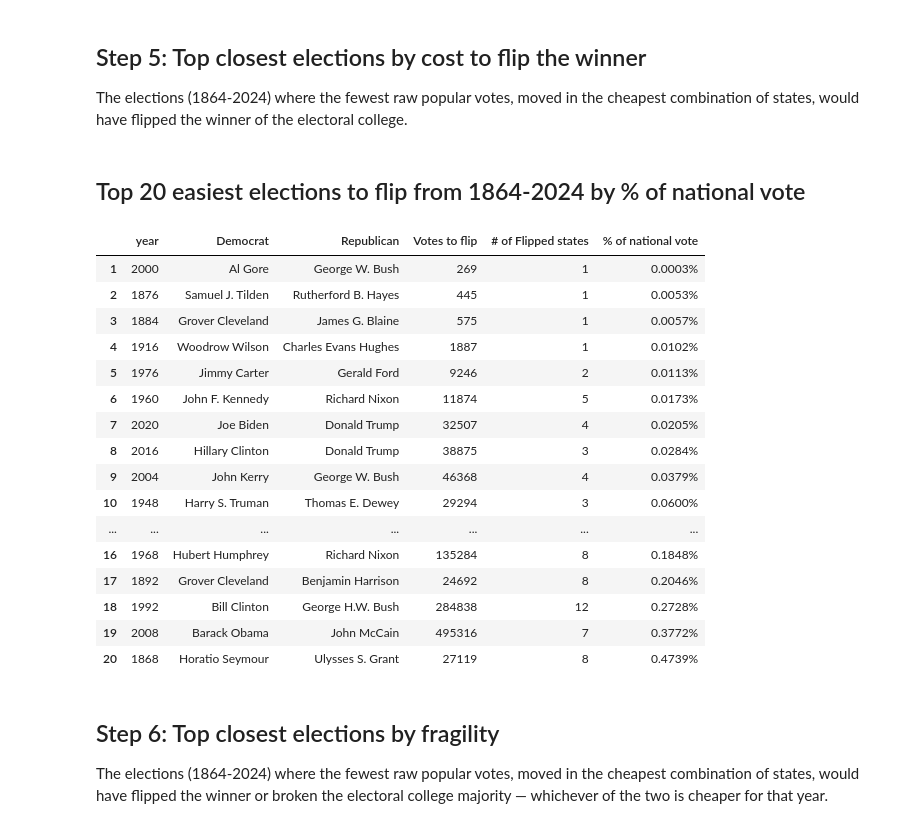
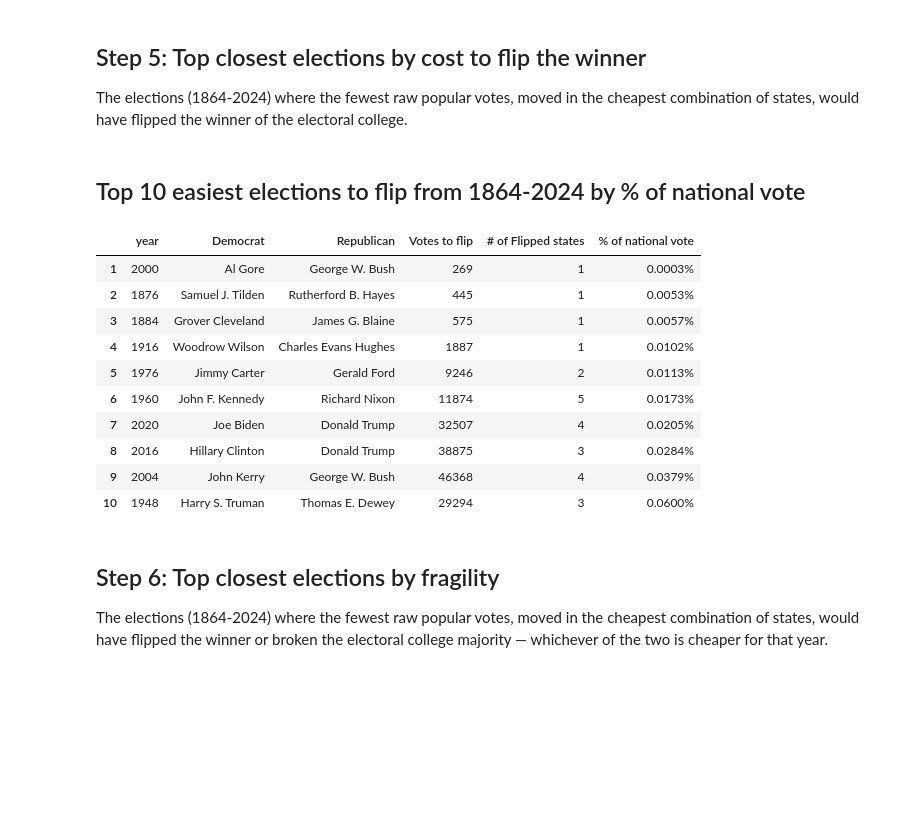
Before and after one commit to eigentaylor/eigentaylor.github.io, a Jupyter notebook: assets/jupyter/flip_scenarios.ipynb, the cells around one changed output. Cells and saved outputs as stored; diff of their text form; code cells hidden in the pictures; blank space fills up the shorter version.

```diff
--- a/assets/jupyter/flip_scenarios.ipynb
+++ b/assets/jupyter/flip_scenarios.ipynb
@@ -497,7 +497,7 @@ The elections (1864-2024) where the fewest raw popular votes, moved in the cheap
 combination of states, would have flipped the winner of the electoral college.
 # %%
 # Number of elections to display and the column used to rank them.
-N = 20
+N = 10
 metric = r'% of national vote'
 
 summary_records = []
@@ -516,40 +516,34 @@ for year in sorted(by_year.keys()):
     summary_records.append({
         'year': year,
         'Democrat': year_df['D_candidate'].iloc[0],
         'Republican': year_df['R_candidate'].iloc[0],
         'Votes to flip': cost,
         r'# of Flipped states': n_states,
         r'% of national vote': f'{(cost / total_votes) if total_votes else 0.0:.4%}',
     })
 
 # Rank the closest elections and use one-based row labels for display.
 topNflip = pd.DataFrame(summary_records).sort_values(metric).head(N).reset_index(drop=True)
 # display the percent of national vote in scientific notation
 #topNflip[r'% of national vote'] = topNflip[r'% of national vote'].apply(lambda x: f"{x:.2e}")
 topNflip.index += 1
 
 title = f"Top {N} easiest elections to flip from 1864-2024 by {metric.replace('_', ' ')}"
 display(Markdown(f"## {title}"))
 topNflip
 # %% [output]
-## Top 20 easiest elections to flip from 1864-2024 by % of national vote
+## Top 10 easiest elections to flip from 1864-2024 by % of national vote
 |  | year | Democrat | Republican | Votes to flip | # of Flipped states | % of national vote |
 | 1 | 2000 | Al Gore | George W. Bush | 269 | 1 | 0.0003% |
 | 2 | 1876 | Samuel J. Tilden | Rutherford B. Hayes | 445 | 1 | 0.0053% |
 | 3 | 1884 | Grover Cleveland | James G. Blaine | 575 | 1 | 0.0057% |
 | 4 | 1916 | Woodrow Wilson | Charles Evans Hughes | 1887 | 1 | 0.0102% |
 | 5 | 1976 | Jimmy Carter | Gerald Ford | 9246 | 2 | 0.0113% |
 | 6 | 1960 | John F. Kennedy | Richard Nixon | 11874 | 5 | 0.0173% |
 | 7 | 2020 | Joe Biden | Donald Trump | 32507 | 4 | 0.0205% |
 | 8 | 2016 | Hillary Clinton | Donald Trump | 38875 | 3 | 0.0284% |
 | 9 | 2004 | John Kerry | George W. Bush | 46368 | 4 | 0.0379% |
 | 10 | 1948 | Harry S. Truman | Thomas E. Dewey | 29294 | 3 | 0.0600% |
-| ... | ... | ... | ... | ... | ... | ... |
-| 16 | 1968 | Hubert Humphrey | Richard Nixon | 135284 | 8 | 0.1848% |
-| 17 | 1892 | Grover Cleveland | Benjamin Harrison | 24692 | 8 | 0.2046% |
-| 18 | 1992 | Bill Clinton | George H.W. Bush | 284838 | 12 | 0.2728% |
-| 19 | 2008 | Barack Obama | John McCain | 495316 | 7 | 0.3772% |
-| 20 | 1868 | Horatio Seymour | Ulysses S. Grant | 27119 | 8 | 0.4739% |
 # %% [markdown]
 ## Step 6: Top closest elections by fragility
 
```
Also changed, not shown: parts of 4 cells of this notebook.
